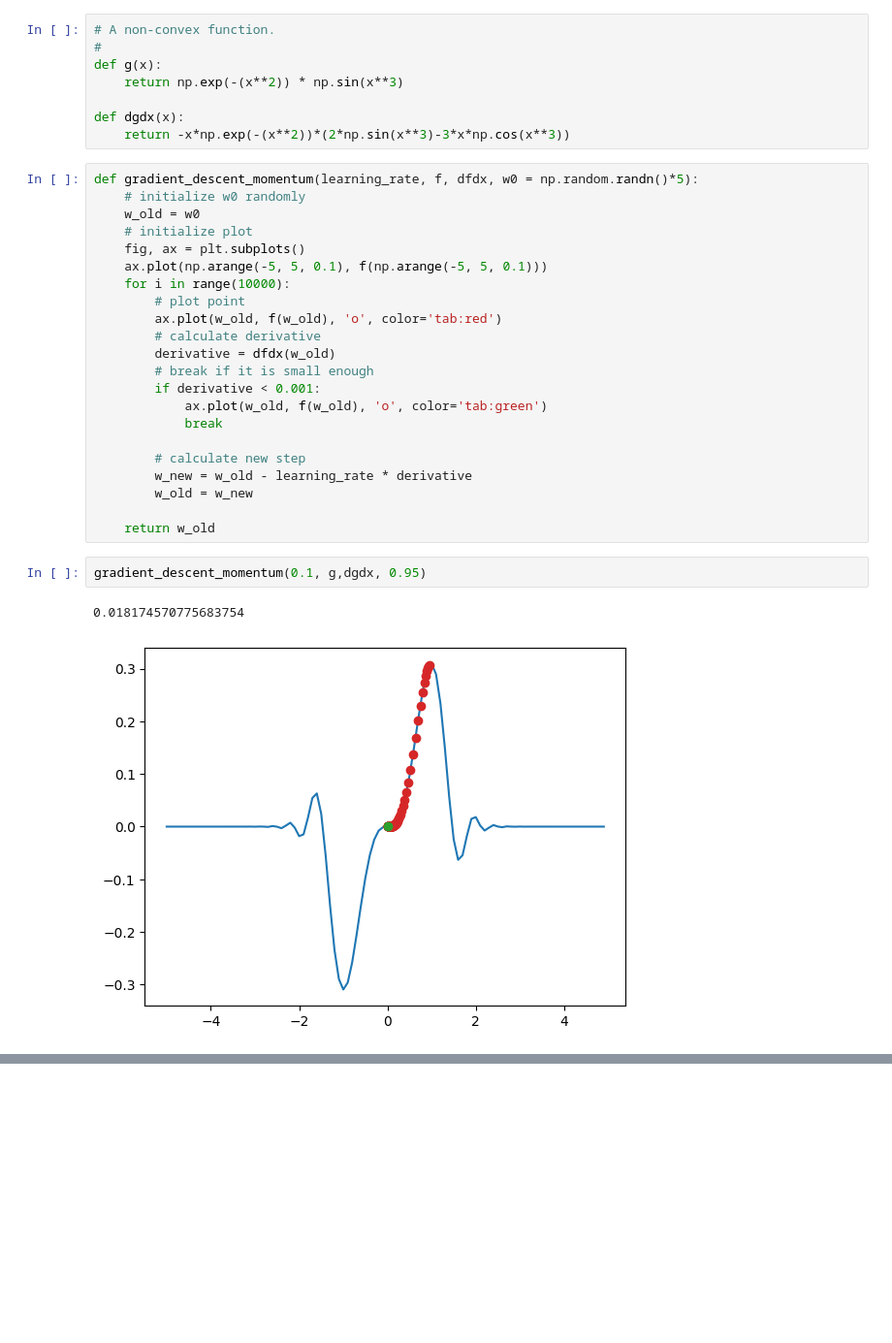
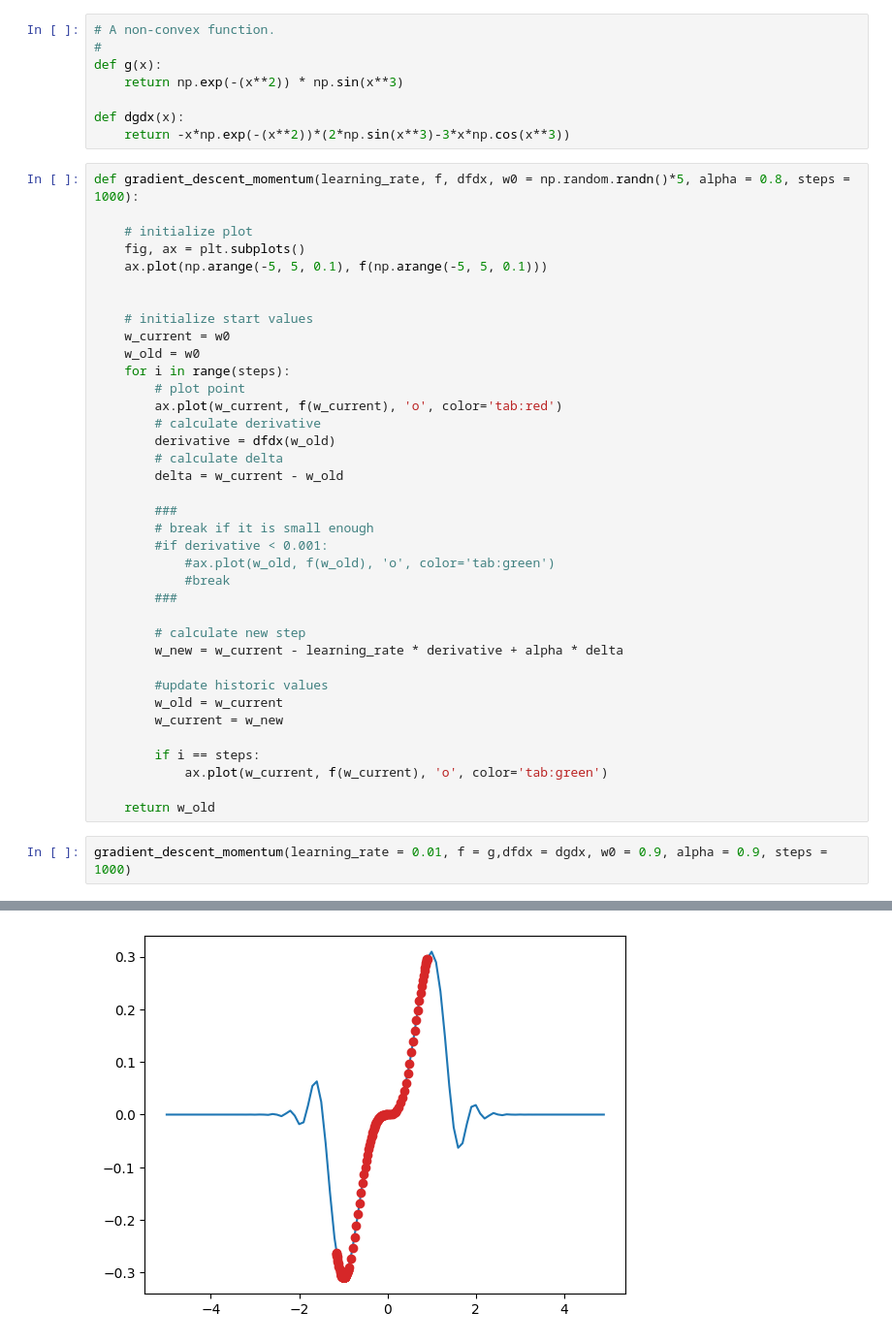
Before and after one commit to duden2024/NeuralNets2024, a Jupyter notebook: SGD_Backpropagation_Exercises.ipynb, the cells around one changed output, grey strips where cells are left out. Shown: that part at 97% size. Cells and saved outputs as stored; diff of their text form; blank space fills up the shorter version.

Commit message:
gradient descent with momentum

```diff
--- a/SGD_Backpropagation_Exercises.ipynb
+++ b/SGD_Backpropagation_Exercises.ipynb
@@ -98,29 +98,42 @@ def g(x):
 def dgdx(x):
     return -x*np.exp(-(x**2))*(2*np.sin(x**3)-3*x*np.cos(x**3))
 # %%
-def gradient_descent_momentum(learning_rate, f, dfdx, w0 = np.random.randn()*5):
-    # initialize w0 randomly
-    w_old = w0
+def gradient_descent_momentum(learning_rate, f, dfdx, w0 = np.random.randn()*5, alpha = 0.8, steps = 1000):
+
     # initialize plot
     fig, ax = plt.subplots()
     ax.plot(np.arange(-5, 5, 0.1), f(np.arange(-5, 5, 0.1)))
-    for i in range(10000):
+
+
+    # initialize start values
+    w_current = w0
+    w_old = w0
+    for i in range(steps):
         # plot point
-        ax.plot(w_old, f(w_old), 'o', color='tab:red')
+        ax.plot(w_current, f(w_current), 'o', color='tab:red')
         # calculate derivative
         derivative = dfdx(w_old)
+        # calculate delta
+        delta = w_current - w_old
+
+        ###
         # break if it is small enough
-        if derivative < 0.001:
-            ax.plot(w_old, f(w_old), 'o', color='tab:green')
-            break
+        #if derivative < 0.001:
+            #ax.plot(w_old, f(w_old), 'o', color='tab:green')
+            #break
+        ###
 
         # calculate new step
-        w_new = w_old - learning_rate * derivative
-        w_old = w_new
+        w_new = w_current - learning_rate * derivative + alpha * delta
+
+        #update historic values
+        w_old = w_current
+        w_current = w_new
+
+        if i == steps:
+            ax.plot(w_current, f(w_current), 'o', color='tab:green')
 
     return w_old
-# %%
-gradient_descent_momentum(0.1, g,dgdx, 0.95)
-# %% [output]
-0.018174570775683754
-[figure, removed]
+# %%
+gradient_descent_momentum(learning_rate = 0.01, f = g,dfdx = dgdx, w0 = 0.9, alpha = 0.9, steps = 1000)
+# %% [output]
@@ -126,0 +141 @@ gradient_descent_momentum(0.1, g,dgdx, 0.95)
+[figure, added]
```
Also changed, not shown: parts of 1 cell of this notebook.
